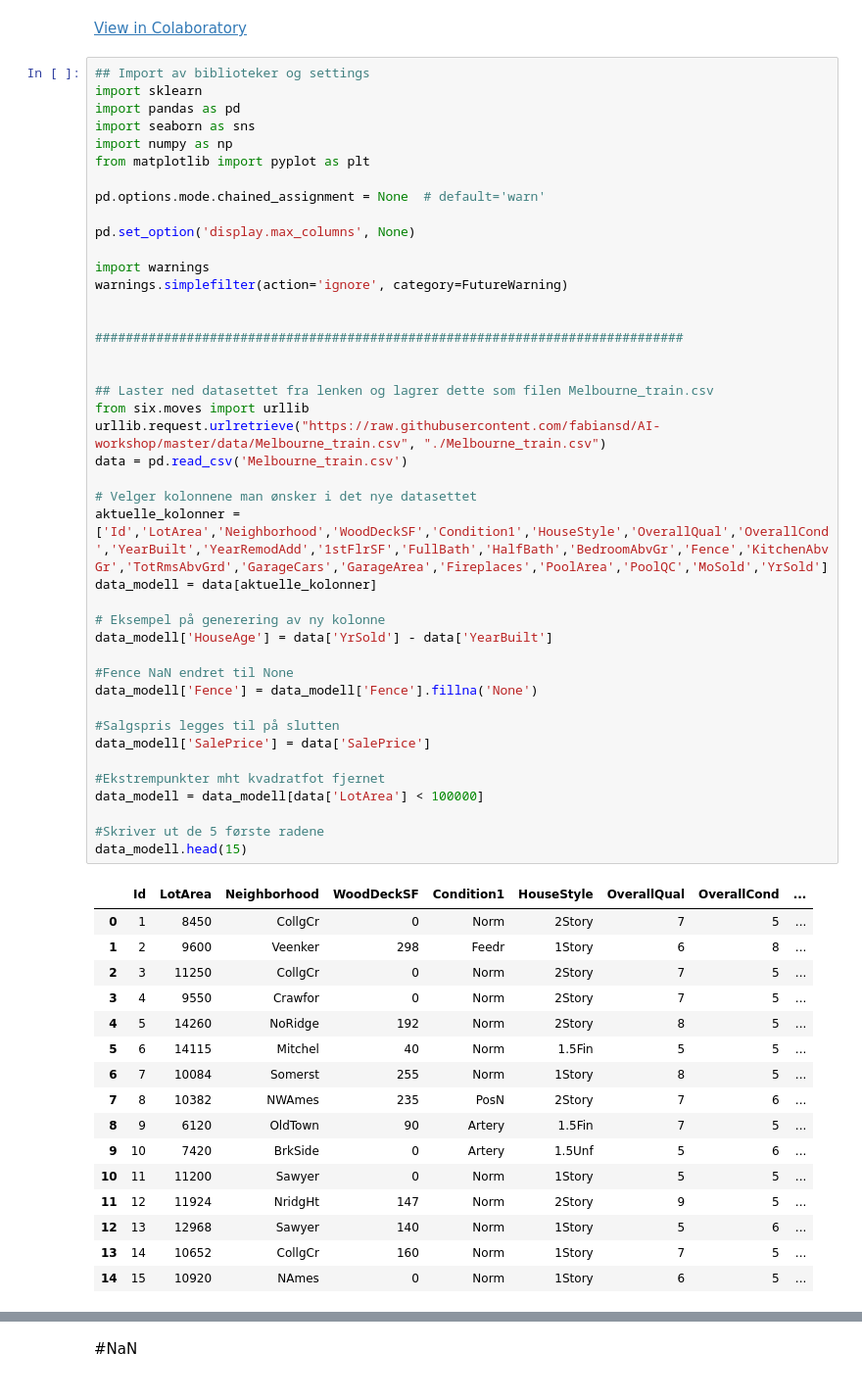
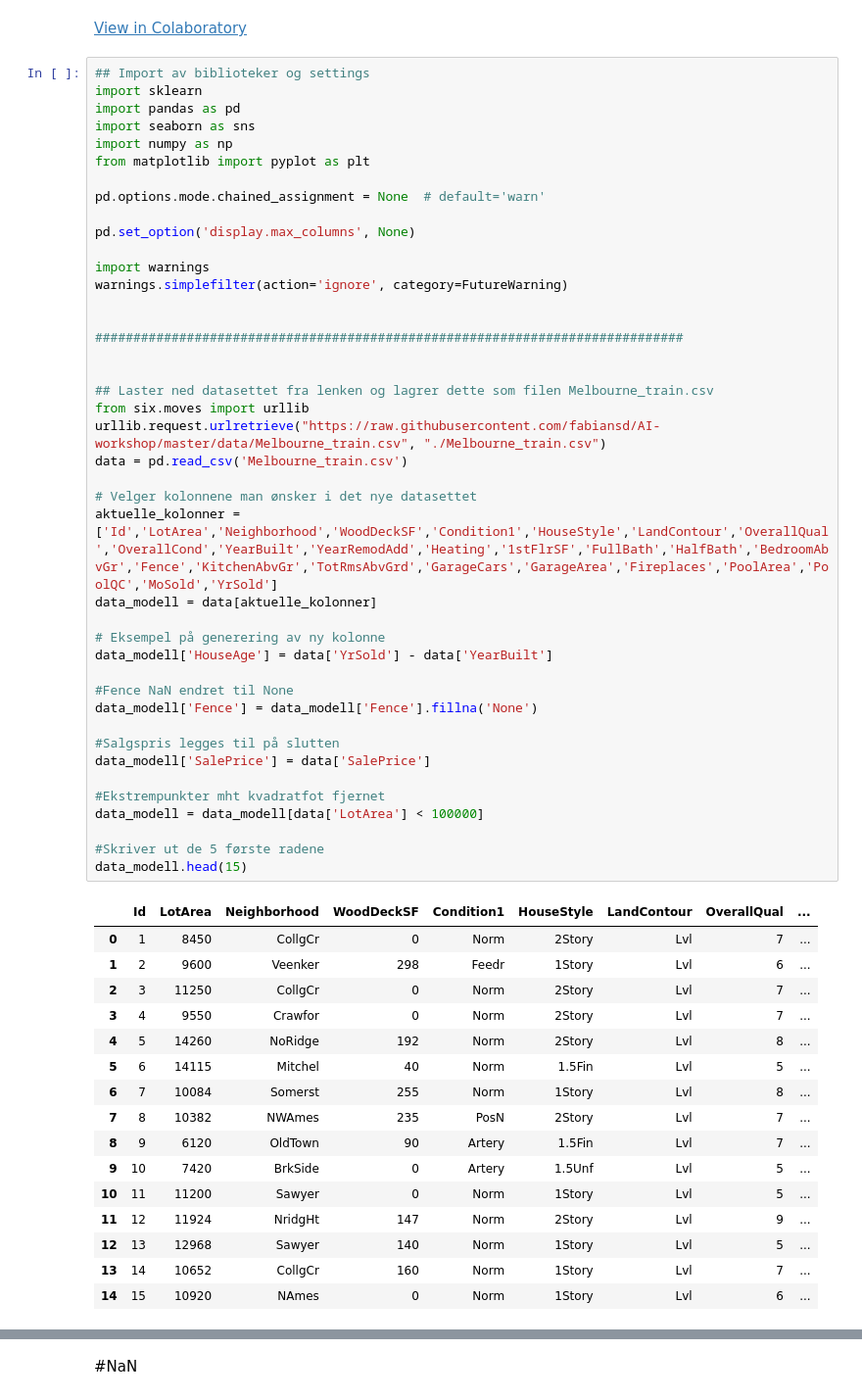
Before and after one commit to fabiansd/AI-workshop, a Jupyter notebook: House_price_prediction_showcase.ipynb, the cells around one changed output, grey strips where cells are left out. Shown at 98% size. Drawn from its saved outputs; the diff is of its cells as text.

```diff
--- a/House_price_prediction_showcase.ipynb
+++ b/House_price_prediction_showcase.ipynb
@@ -15,47 +15,47 @@ pd.set_option('display.max_columns', None)
 import warnings
 warnings.simplefilter(action='ignore', category=FutureWarning)
 
 
 #############################################################################
 
 
 ## Laster ned datasettet fra lenken og lagrer dette som filen Melbourne_train.csv
 from six.moves import urllib
 urllib.request.urlretrieve("https://raw.githubusercontent.com/fabiansd/AI-workshop/master/data/Melbourne_train.csv", "./Melbourne_train.csv")
 data = pd.read_csv('Melbourne_train.csv')
 
 # Velger kolonnene man ønsker i det nye datasettet
-aktuelle_kolonner = ['Id','LotArea','Neighborhood','WoodDeckSF','Condition1','HouseStyle','OverallQual','OverallCond','YearBuilt','YearRemodAdd','1stFlrSF','FullBath','HalfBath','BedroomAbvGr','Fence','KitchenAbvGr','TotRmsAbvGrd','GarageCars','GarageArea','Fireplaces','PoolArea','PoolQC','MoSold','YrSold']
+aktuelle_kolonner = ['Id','LotArea','Neighborhood','WoodDeckSF','Condition1','HouseStyle','LandContour','OverallQual','OverallCond','YearBuilt','YearRemodAdd','Heating','1stFlrSF','FullBath','HalfBath','BedroomAbvGr','Fence','KitchenAbvGr','TotRmsAbvGrd','GarageCars','GarageArea','Fireplaces','PoolArea','PoolQC','MoSold','YrSold']
 data_modell = data[aktuelle_kolonner]
 
 # Eksempel på generering av ny kolonne
 data_modell['HouseAge'] = data['YrSold'] - data['YearBuilt']
 
 #Fence NaN endret til None
 data_modell['Fence'] = data_modell['Fence'].fillna('None')
 
 #Salgspris legges til på slutten
 data_modell['SalePrice'] = data['SalePrice']
 
 #Ekstrempunkter mht kvadratfot fjernet
 data_modell = data_modell[data['LotArea'] < 100000]
 
 #Skriver ut de 5 første radene
 data_modell.head(15)
 # %% [output]
-|  | Id | LotArea | Neighborhood | WoodDeckSF | Condition1 | HouseStyle | OverallQual | OverallCond | ... |
-| 0 | 1 | 8450 | CollgCr | 0 | Norm | 2Story | 7 | 5 | ... |
-| 1 | 2 | 9600 | Veenker | 298 | Feedr | 1Story | 6 | 8 | ... |
-| 2 | 3 | 11250 | CollgCr | 0 | Norm | 2Story | 7 | 5 | ... |
-| 3 | 4 | 9550 | Crawfor | 0 | Norm | 2Story | 7 | 5 | ... |
-| 4 | 5 | 14260 | NoRidge | 192 | Norm | 2Story | 8 | 5 | ... |
-| 5 | 6 | 14115 | Mitchel | 40 | Norm | 1.5Fin | 5 | 5 | ... |
-| 6 | 7 | 10084 | Somerst | 255 | Norm | 1Story | 8 | 5 | ... |
-| 7 | 8 | 10382 | NWAmes | 235 | PosN | 2Story | 7 | 6 | ... |
-| 8 | 9 | 6120 | OldTown | 90 | Artery | 1.5Fin | 7 | 5 | ... |
-| 9 | 10 | 7420 | BrkSide | 0 | Artery | 1.5Unf | 5 | 6 | ... |
-| 10 | 11 | 11200 | Sawyer | 0 | Norm | 1Story | 5 | 5 | ... |
-| 11 | 12 | 11924 | NridgHt | 147 | Norm | 2Story | 9 | 5 | ... |
-| 12 | 13 | 12968 | Sawyer | 140 | Norm | 1Story | 5 | 6 | ... |
-| 13 | 14 | 10652 | CollgCr | 160 | Norm | 1Story | 7 | 5 | ... |
-| 14 | 15 | 10920 | NAmes | 0 | Norm | 1Story | 6 | 5 | ... |
+|  | Id | LotArea | Neighborhood | WoodDeckSF | Condition1 | HouseStyle | LandContour | OverallQual | ... |
+| 0 | 1 | 8450 | CollgCr | 0 | Norm | 2Story | Lvl | 7 | ... |
+| 1 | 2 | 9600 | Veenker | 298 | Feedr | 1Story | Lvl | 6 | ... |
+| 2 | 3 | 11250 | CollgCr | 0 | Norm | 2Story | Lvl | 7 | ... |
+| 3 | 4 | 9550 | Crawfor | 0 | Norm | 2Story | Lvl | 7 | ... |
+| 4 | 5 | 14260 | NoRidge | 192 | Norm | 2Story | Lvl | 8 | ... |
+| 5 | 6 | 14115 | Mitchel | 40 | Norm | 1.5Fin | Lvl | 5 | ... |
+| 6 | 7 | 10084 | Somerst | 255 | Norm | 1Story | Lvl | 8 | ... |
+| 7 | 8 | 10382 | NWAmes | 235 | PosN | 2Story | Lvl | 7 | ... |
+| 8 | 9 | 6120 | OldTown | 90 | Artery | 1.5Fin | Lvl | 7 | ... |
+| 9 | 10 | 7420 | BrkSide | 0 | Artery | 1.5Unf | Lvl | 5 | ... |
+| 10 | 11 | 11200 | Sawyer | 0 | Norm | 1Story | Lvl | 5 | ... |
+| 11 | 12 | 11924 | NridgHt | 147 | Norm | 2Story | Lvl | 9 | ... |
+| 12 | 13 | 12968 | Sawyer | 140 | Norm | 1Story | Lvl | 5 | ... |
+| 13 | 14 | 10652 | CollgCr | 160 | Norm | 1Story | Lvl | 7 | ... |
+| 14 | 15 | 10920 | NAmes | 0 | Norm | 1Story | Lvl | 6 | ... |
```
Also changed, not shown: parts of 19 cells of this notebook.
